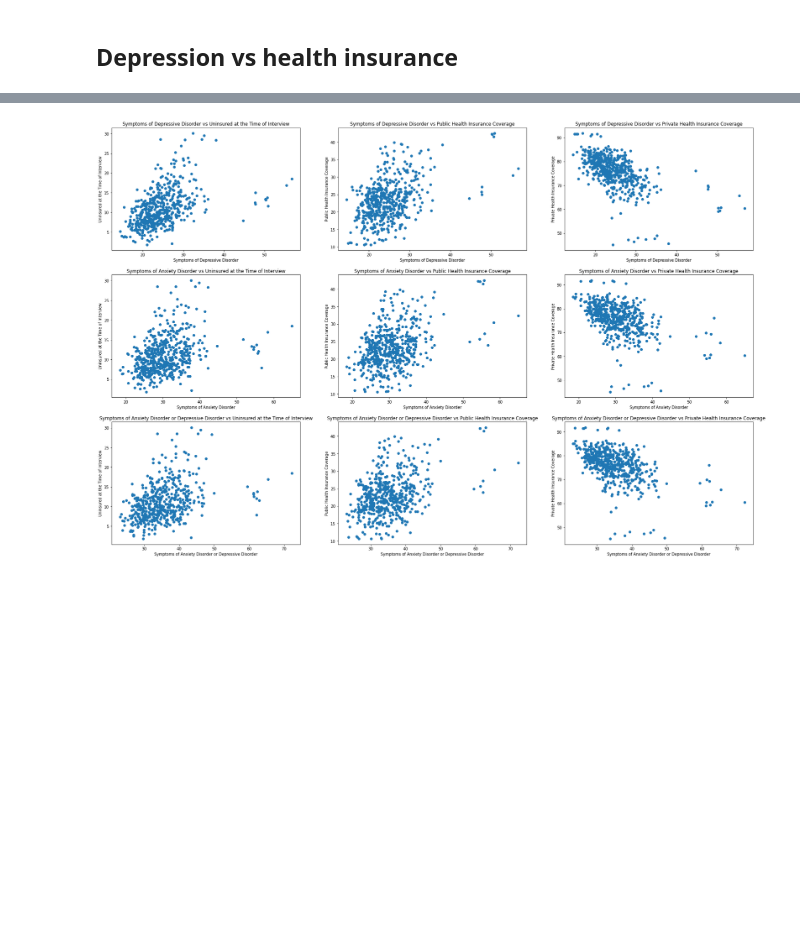
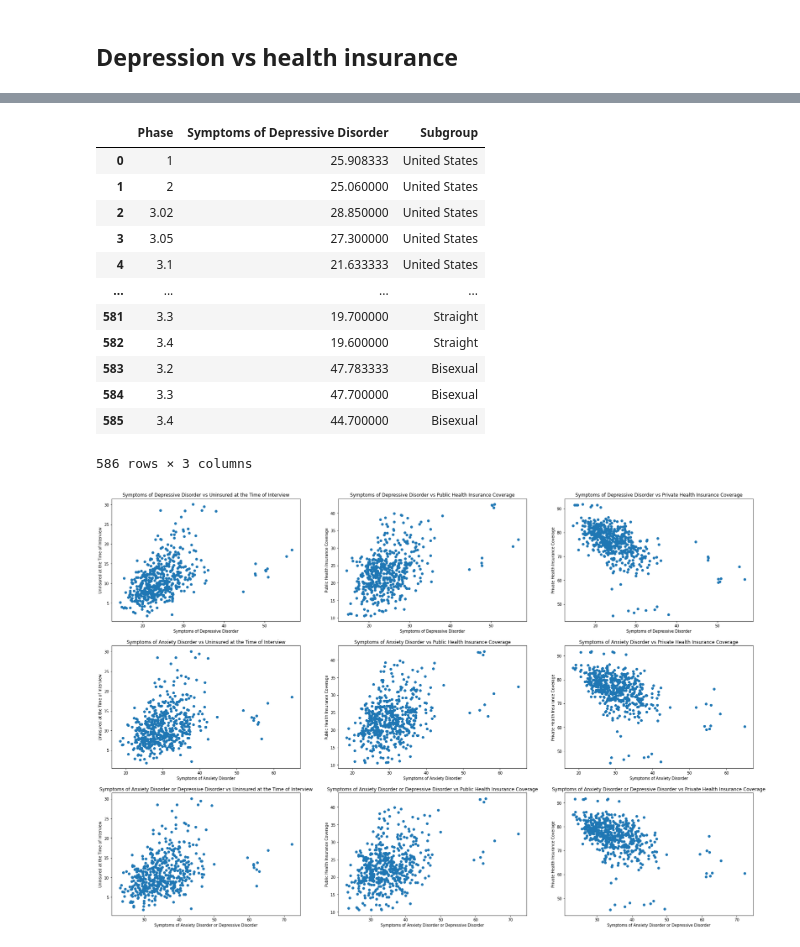
Before and after one commit to ahwali/gradproject, a Jupyter notebook: graduate project/COVID_dataset.ipynb, the cells around one changed output, grey strips where cells are left out. Cells and saved outputs as stored; diff of their text form; code cells hidden in the pictures; blank space fills up the shorter version.

```diff
--- a/graduate project/COVID_dataset.ipynb
+++ b/graduate project/COVID_dataset.ipynb
@@ -296,6 +317,22 @@ def ohe(dataframes):
         ohe = pd.concat([data, nn], axis=1)
         L_ohe_dfs.append(ohe)
     return L_ohe_dfs
+# %%
+L_dfs_Depr[0]
+# %% [output]
+|  | Phase | Symptoms of Depressive Disorder | Subgroup |
+| 0 | 1 | 25.908333 | United States |
+| 1 | 2 | 25.060000 | United States |
+| 2 | 3.02 | 28.850000 | United States |
+| 3 | 3.05 | 27.300000 | United States |
+| 4 | 3.1 | 21.633333 | United States |
+| ... | ... | ... | ... |
+| 581 | 3.3 | 19.700000 | Straight |
+| 582 | 3.4 | 19.600000 | Straight |
+| 583 | 3.2 | 47.783333 | Bisexual |
+| 584 | 3.3 | 47.700000 | Bisexual |
+| 585 | 3.4 | 44.700000 | Bisexual |
+586 rows × 3 columns
 # %%
 def plot_corr(data_1, unique_1, data_2, unique_2, verbose=False):
     m = len(data_1)
```
Also changed, not shown: parts of 10 cells of this notebook.
